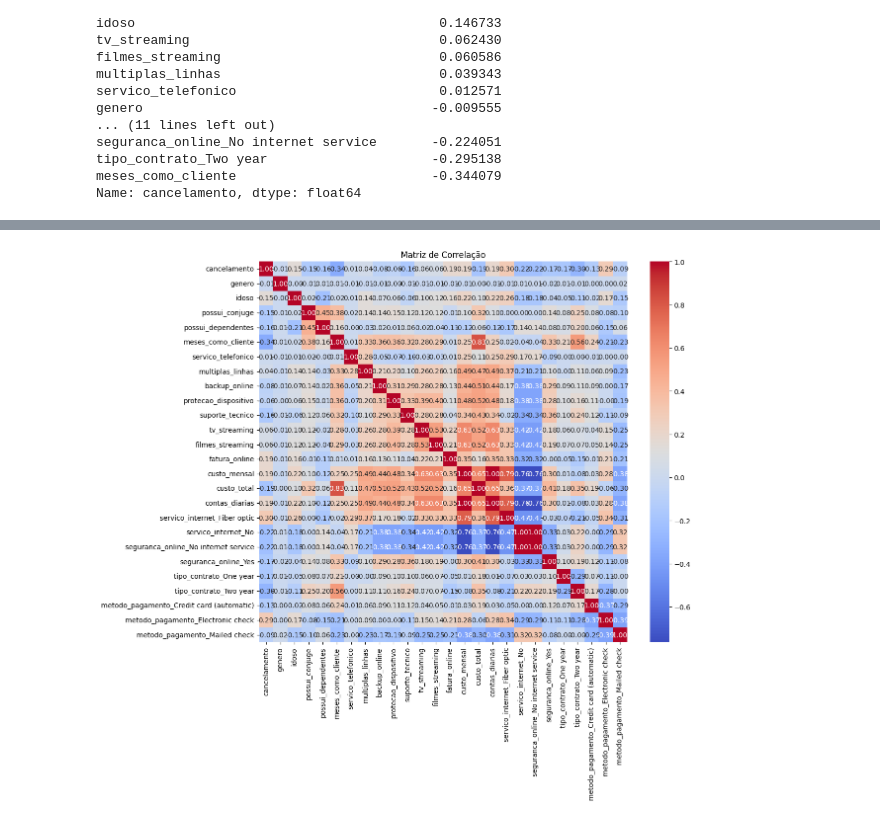
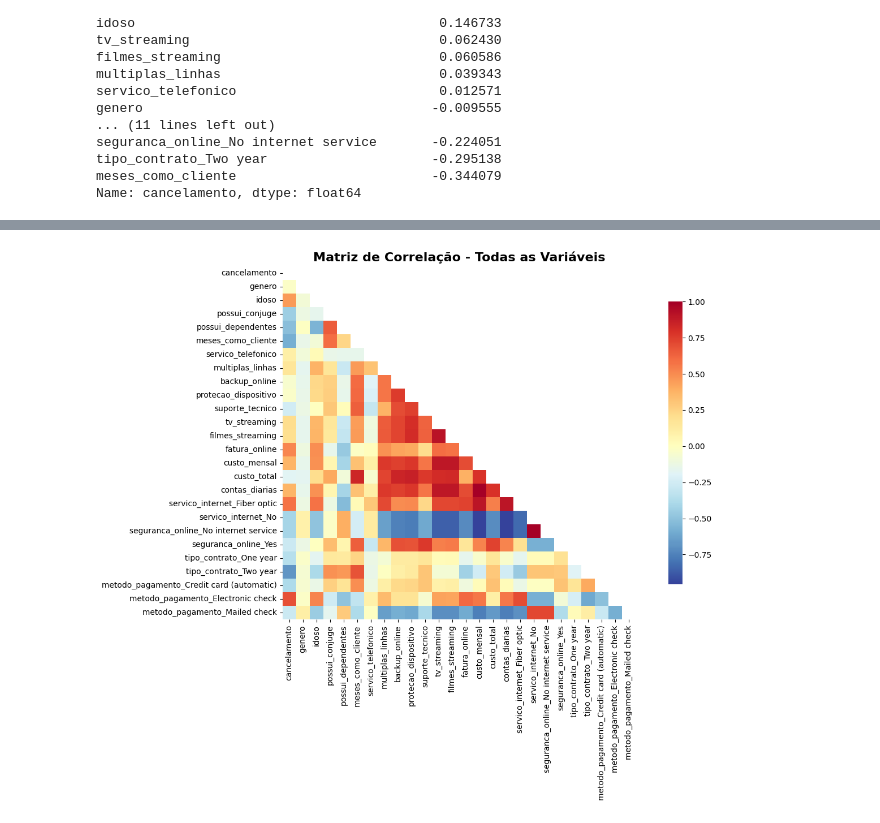
Before and after one commit to Laviniamadeira/TelecomX_parte2, a Jupyter notebook: TelecomX_parte2.ipynb, the cells around one changed output, grey strips where cells are left out. Cells and saved outputs as stored; diff of their text form; code cells hidden in the pictures.

```diff
--- a/TelecomX_parte2.ipynb
+++ b/TelecomX_parte2.ipynb
@@ -104,3 +115,13 @@ seguranca_online_No internet service       -0.224051
 tipo_contrato_Two year                     -0.295138
 meses_como_cliente                         -0.344079
 Name: cancelamento, dtype: float64
+# %%
+# 2.1 Análise de Correlação
+print(f"\n🔍 2.1 Análise de correlação com churn...")
+
+# Matriz de correlação
+correlation_matrix = correlation_matrix.corr()
+churn_correlations = correlation_matrix['cancelamento'].sort_values(key=abs, ascending=False)
+
+print(f"📊 Top 10 variáveis mais correlacionadas com churn:")
+print(churn_correlations.head(11).round(4))  # 11 porque inclui churn com ela mesma# Visualização da matriz de correlação
@@ -107,7 +143,15 @@ Name: cancelamento, dtype: float64
 # %%
-plt.figure(figsize=(12,10))
-sns.heatmap(correlation_matrix, annot=True, fmt=".2f", cmap="coolwarm")
-plt.title("Matriz de Correlação")
+plt.figure(figsize=(14, 10))
+mask = np.triu(np.ones_like(correlation_matrix, dtype=bool))
+sns.heatmap(correlation_matrix,
+            mask=mask,
+            annot=False,  # Removido para melhor visualização
+            cmap='RdYlBu_r',
+            center=0,
+            square=True,
+            cbar_kws={"shrink": .8})
+plt.title('Matriz de Correlação - Todas as Variáveis', fontsize=16, fontweight='bold')
+plt.tight_layout()
 plt.show()
 # %% [output]
-[figure, old version]
+[figure, new version]
```
Also changed, not shown: parts of 18 cells of this notebook.
